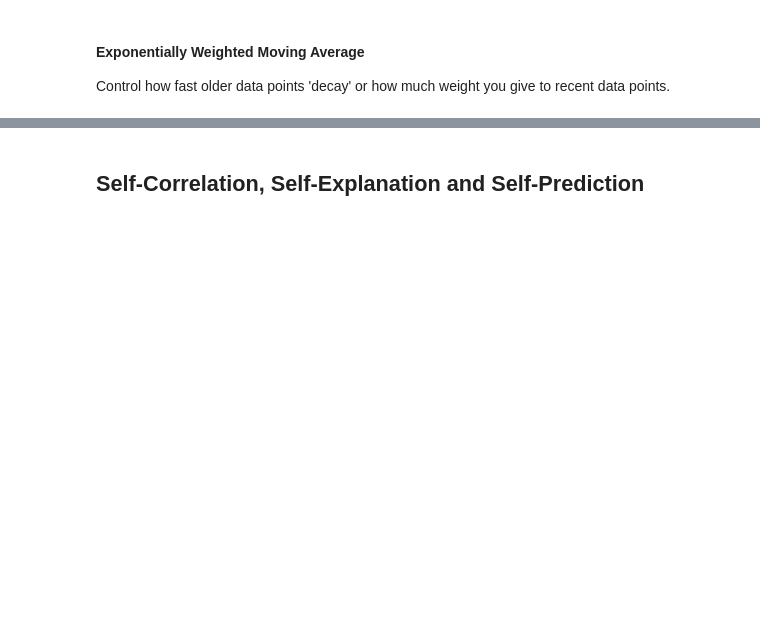
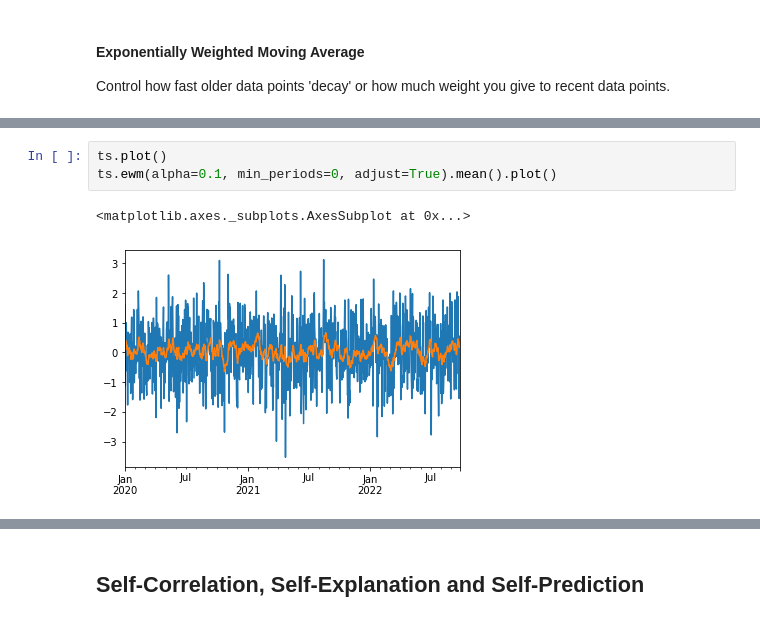
Before and after one commit to drbwa/timeserieseda, a Jupyter notebook: pycon2017/pycon2017-1.ipynb, the cells around one changed output, grey strips where cells are left out. Drawn from its saved outputs; the diff is of its cells as text; blank space fills up the shorter version.

```diff
--- a/pycon2017/pycon2017-1.ipynb
+++ b/pycon2017/pycon2017-1.ipynb
@@ -537,3 +557,9 @@ ts.ewm(span=60, min_periods=0, adjust=True).mean().plot()
+# %%
+ts.plot()
+ts.ewm(alpha=0.1, min_periods=0, adjust=True).mean().plot()
+# %% [output]
+<matplotlib.axes._subplots.AxesSubplot at 0x...>
+[figure, added]
 # %%
 ts.rolling(window=60).mean().plot()
 # %% [output]
```
Also changed, not shown: parts of 37 cells of this notebook, 1 other file.
